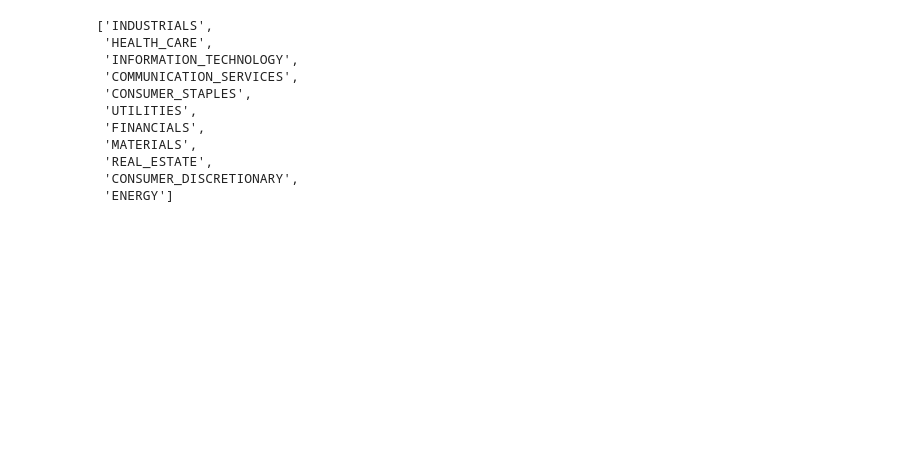
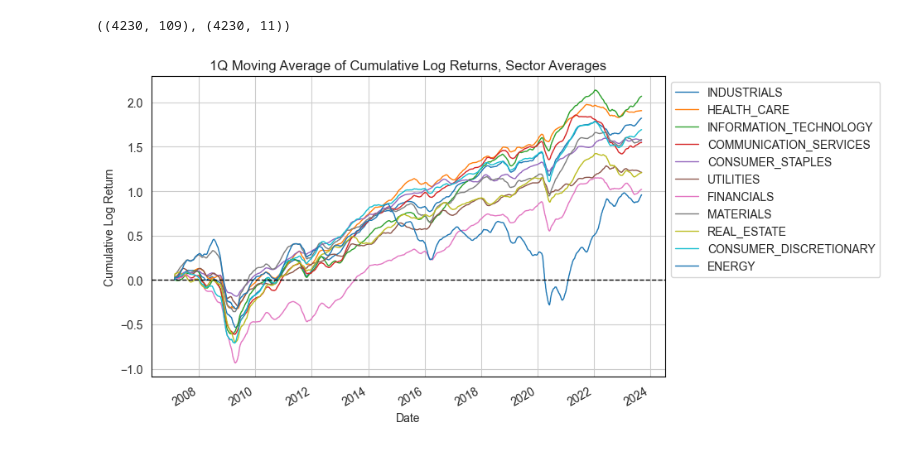
Before and after one commit to aungsias/Forays, a Jupyter notebook: Self/Untitled4/index.ipynb, the cells around one changed output. Cells and saved outputs as stored; diff of their text form; code cells hidden in the pictures; blank space fills up the shorter version.

```diff
--- a/Self/Untitled4/index.ipynb
+++ b/Self/Untitled4/index.ipynb
@@ -52,4 +39,9 @@ class Metrics:
 # %%
-df = read_file("data", "master_df", index_col="Date")
-snp_prices = read_file("data", "snp_prices", index_col="Date")
-sectors_file = read_file("data", "stocks_by_sector", index_col=0)
+# Load files
+# We'll need three files for the analysis
+df = read_file("master_df", index_col="Date")
+snp_log_returns = read_file("snp_log_returns", index_col="Date")
+stocks_by_sector = read_file("stocks_by_sector", index_col=0)
+sectors = get_sectors()
+
+df.shape
@@ -66,17 +50,21 @@ snp_log_returns.head(3)
-# %%
-sectors = sectors_file["GICS Sector"].unique()
-sectors = [sector.upper().replace(" ", "_") for sector in sectors]
-sectors = [sector for sector in sectors if sector in df.columns]
-sectors
-# %% [output]
-['INDUSTRIALS',
- 'HEALTH_CARE',
- 'INFORMATION_TECHNOLOGY',
- 'COMMUNICATION_SERVICES',
- 'CONSUMER_STAPLES',
- 'UTILITIES',
- 'FINANCIALS',
- 'MATERIALS',
- 'REAL_ESTATE',
- 'CONSUMER_DISCRETIONARY',
- 'ENERGY']
+# %%
+# Separate the combined dataframe into targets (sector average returns) and features
+targets = df[sectors]
+features = df[df.columns[~df.columns.isin(sectors)]]
+
+features.shape, targets.shape
+# %% [output]
+((4230, 109), (4230, 11))
+# %%
+# Plot rolling n average of sector average cumulative return
+n=63
+sector_cum_ret_ma = targets.cumsum().rolling(n).mean()
+sector_cum_ret_ma.loc[sector_cum_ret_ma.first_valid_index()] = 0
+sector_cum_ret_ma.plot(figsize=(8, (8*(2/3))))
+plt.axhline(0, linewidth=1, color="k", linestyle="--")
+plt.title(f"{n//63}Q Moving Average of Cumulative Log Returns, Sector Averages")
+plt.ylabel("Cumulative Log Return")
+plt.legend(bbox_to_anchor=(1,1))
+plt.show()
+# %% [output]
+[figure, added]
```
Also changed, not shown: parts of 27 cells of this notebook, 10 other files.
